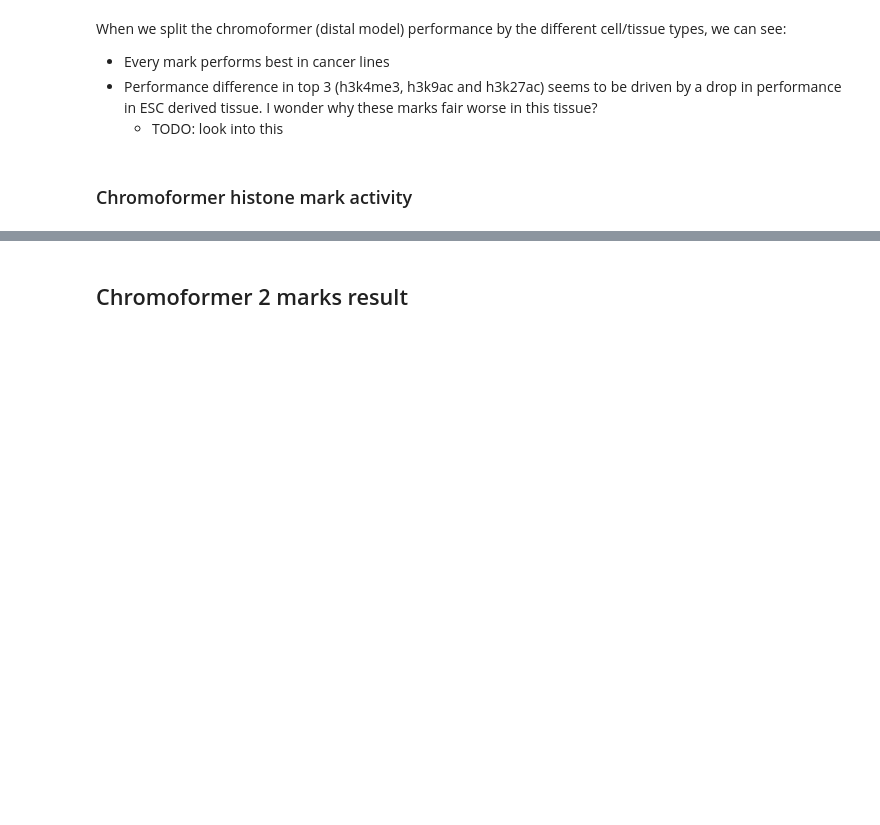
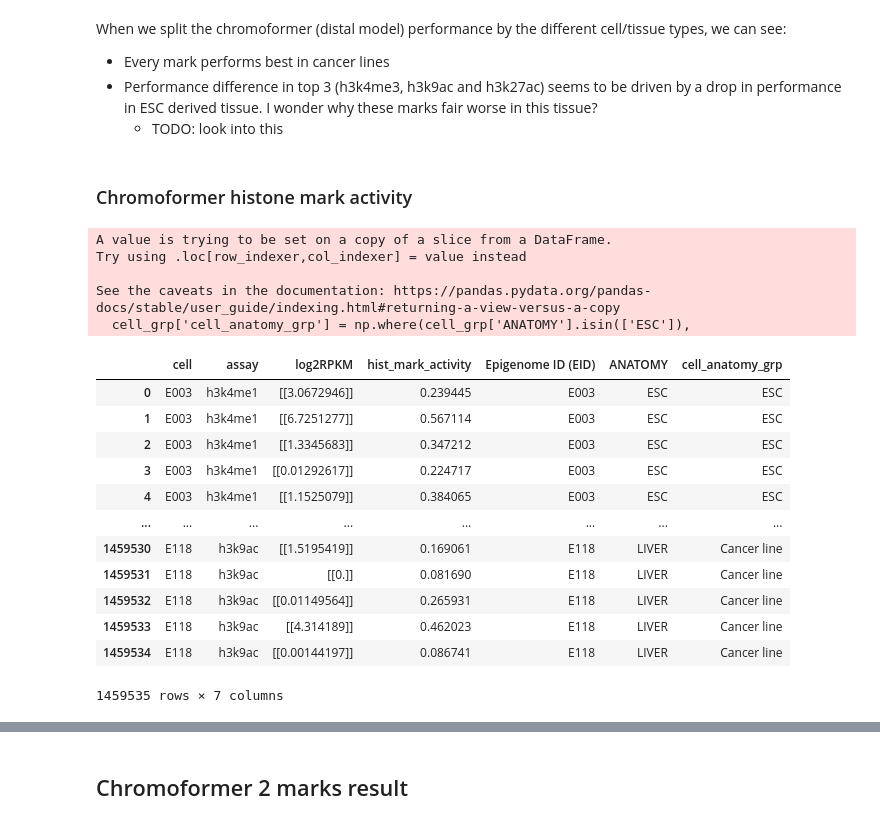
Before and after one commit to neurogenomics/chromexpress, a Jupyter notebook: Predicting.ipynb, the cells around one changed output, grey strips where cells are left out. Cells and saved outputs as stored; diff of their text form; code cells hidden in the pictures; blank space fills up the shorter version.

```diff
--- a/Predicting.ipynb
+++ b/Predicting.ipynb
@@ -1821,5 +1821,50 @@ When we split the chromoformer (distal model) performance by the different cell/
 * Every mark performs best in cancer lines
 * Performance difference in top 3 (h3k4me3, h3k9ac and h3k27ac) seems to be driven by a drop in performance in ESC derived tissue. I wonder why these marks fair worse in this tissue?
     * TODO: look into this
-# %% [markdown]
-### Chromoformer histone mark activity
+# %% [markdown]
+### Chromoformer histone mark activity
+# %%
+#load chromoformer res
+import pandas as pd
+import numpy as np
+import pathlib
+from epi_to_express.constants import(
+    ASSAYS,
+    SAMPLES,
+    SAMPLE_IDS,
+    PROJECT_PATH)
+
+chromo_hist_act = pd.read_csv(str(PROJECT_PATH/'model_results/checkpoints/agg_hist_exp_chromo.csv'),
+                              sep='\t')
+rm_meta = pd.read_csv(str(PROJECT_PATH/'metadata/roadmap_metadata.csv'))
+cell_grp = rm_meta[['Epigenome ID (EID)','ANATOMY']]
+cell_grp['cell_anatomy_grp'] = np.where(cell_grp['ANATOMY'].isin(['ESC']),
+                                         'ESC',np.where(cell_grp['ANATOMY'].isin(['ESC_DERIVED']),'ESC derived',
+                                                        np.where(cell_grp['Epigenome ID (EID)'].isin(['E118','E114']),
+                                                               'Cancer line','Primary tissue')))
+
+chromo_hist_act = chromo_hist_act.merge(cell_grp,left_on='cell',
+                                        right_on='Epigenome ID (EID)',
+                                        how='left')
+# %% [output]
+A value is trying to be set on a copy of a slice from a DataFrame.
+Try using .loc[row_indexer,col_indexer] = value instead
+
+See the caveats in the documentation: https://pandas.pydata.org/pandas-docs/stable/user_guide/indexing.html#returning-a-view-versus-a-copy
+  cell_grp['cell_anatomy_grp'] = np.where(cell_grp['ANATOMY'].isin(['ESC']),
+# %%
+chromo_hist_act
+# %% [output]
+|  | cell | assay | log2RPKM | hist_mark_activity | Epigenome ID (EID) | ANATOMY | cell_anatomy_grp |
+| 0 | E003 | h3k4me1 | [[3.0672946]] | 0.239445 | E003 | ESC | ESC |
+| 1 | E003 | h3k4me1 | [[6.7251277]] | 0.567114 | E003 | ESC | ESC |
+| 2 | E003 | h3k4me1 | [[1.3345683]] | 0.347212 | E003 | ESC | ESC |
+| 3 | E003 | h3k4me1 | [[0.01292617]] | 0.224717 | E003 | ESC | ESC |
+| 4 | E003 | h3k4me1 | [[1.1525079]] | 0.384065 | E003 | ESC | ESC |
+| ... | ... | ... | ... | ... | ... | ... | ... |
+| 1459530 | E118 | h3k9ac | [[1.5195419]] | 0.169061 | E118 | LIVER | Cancer line |
+| 1459531 | E118 | h3k9ac | [[0.]] | 0.081690 | E118 | LIVER | Cancer line |
+| 1459532 | E118 | h3k9ac | [[0.01149564]] | 0.265931 | E118 | LIVER | Cancer line |
+| 1459533 | E118 | h3k9ac | [[4.314189]] | 0.462023 | E118 | LIVER | Cancer line |
+| 1459534 | E118 | h3k9ac | [[0.00144197]] | 0.086741 | E118 | LIVER | Cancer line |
+1459535 rows × 7 columns
```
Also changed, not shown: parts of 2 cells of this notebook, 3 other files.
